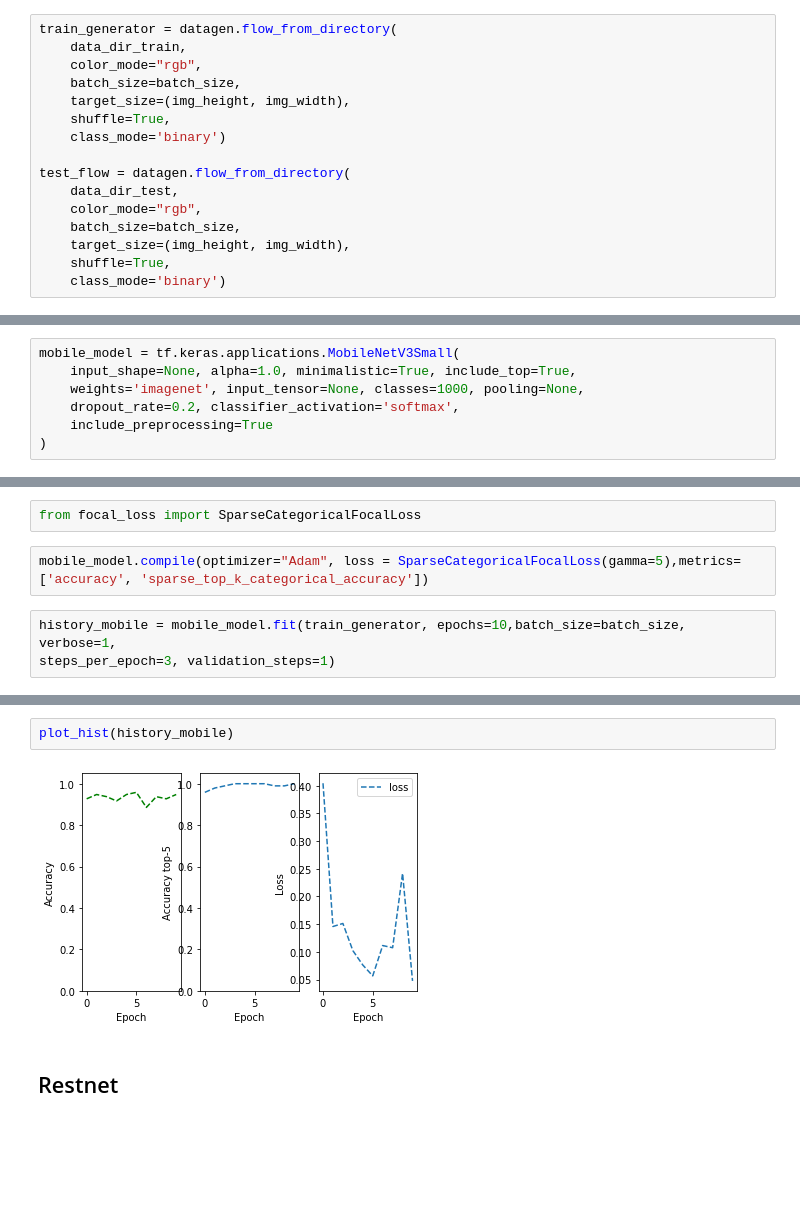
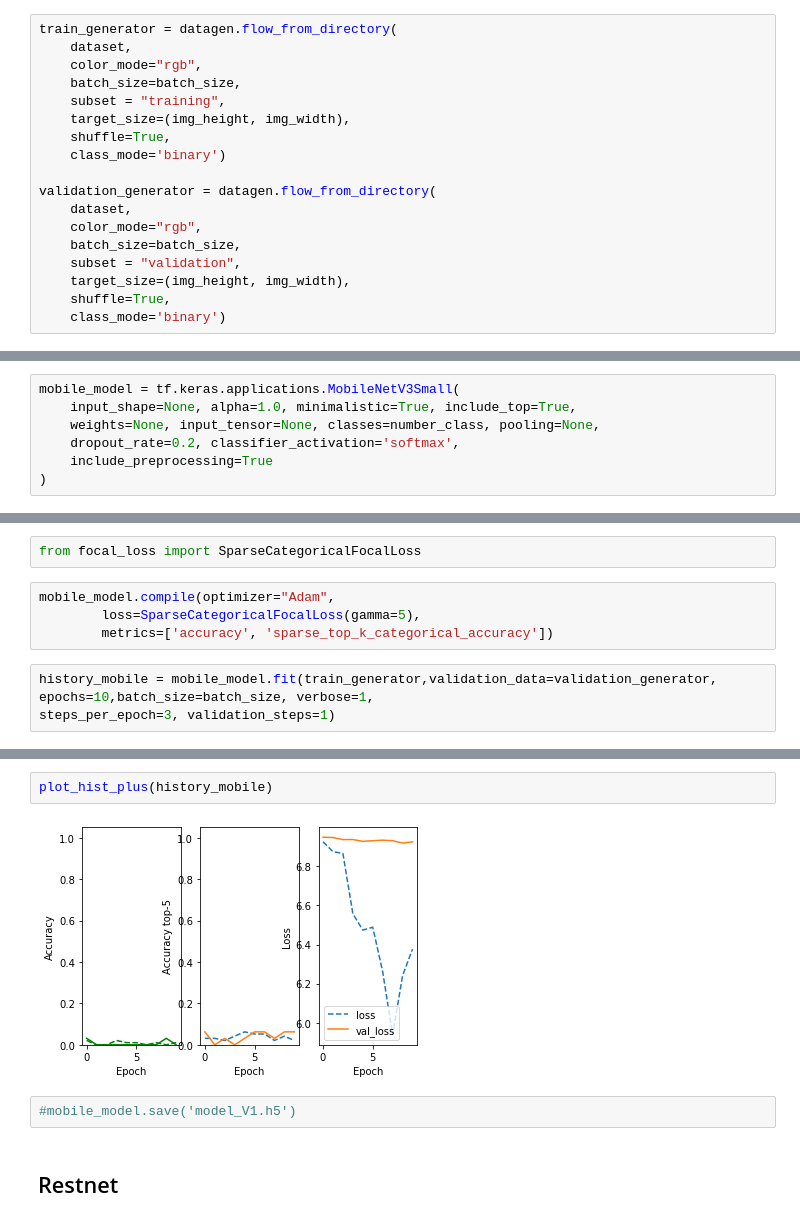
Before and after one commit to ssssaaaannnn/Challenge_miashs_2022, a Jupyter notebook: notebooks/model.ipynb, the cells around one changed output, grey strips where cells are left out. Drawn from its saved outputs; the diff is of its cells as text; blank space fills up the shorter version.

Commit message:
summary validation
Summary validation

```diff
--- a/notebooks/model.ipynb
+++ b/notebooks/model.ipynb
@@ -40,16 +42,18 @@ datagen = ImageDataGenerator(**TFs)
 # %%
 train_generator = datagen.flow_from_directory(
-    data_dir_train,
+    dataset,
     color_mode="rgb",
     batch_size=batch_size,
+    subset = "training",
     target_size=(img_height, img_width),
     shuffle=True,
     class_mode='binary')
 
-test_flow = datagen.flow_from_directory(
-    data_dir_test,
+validation_generator = datagen.flow_from_directory(
+    dataset,
     color_mode="rgb",
     batch_size=batch_size,
+    subset = "validation",
     target_size=(img_height, img_width),
     shuffle=True,
     class_mode='binary')
@@ -146,7 +122,7 @@ def plot_hist_plus(history):
 # %%
 mobile_model = tf.keras.applications.MobileNetV3Small(
     input_shape=None, alpha=1.0, minimalistic=True, include_top=True,
-    weights='imagenet', input_tensor=None, classes=1000, pooling=None,
+    weights=None, input_tensor=None, classes=number_class, pooling=None,
     dropout_rate=0.2, classifier_activation='softmax',
     include_preprocessing=True
 )
@@ -155,9 +129,11 @@ WARNING:tensorflow:`input_shape` is undefined or non-square, or `rows` is not 22
 # %%
 from focal_loss import SparseCategoricalFocalLoss
 # %%
-mobile_model.compile(optimizer="Adam", loss = SparseCategoricalFocalLoss(gamma=5),metrics=['accuracy', 'sparse_top_k_categorical_accuracy'])
+mobile_model.compile(optimizer="Adam",
+        loss=SparseCategoricalFocalLoss(gamma=5),
+        metrics=['accuracy', 'sparse_top_k_categorical_accuracy'])
 # %%
-history_mobile = mobile_model.fit(train_generator, epochs=10,batch_size=batch_size, verbose=1,
+history_mobile = mobile_model.fit(train_generator,validation_data=validation_generator, epochs=10,batch_size=batch_size, verbose=1,
 steps_per_epoch=3, validation_steps=1)
 # %% [output]
 Epoch 1/10
@@ -183,7 +159,9 @@ Epoch 10/10
 # %%
-plot_hist(history_mobile)
+plot_hist_plus(history_mobile)
 # %% [output]
-[figure, old version]
+[figure, new version]
+# %%
+#mobile_model.save('model_V1.h5')
 # %% [markdown]
 ## Restnet
 # %%
```
Also changed, not shown: parts of 20 cells of this notebook, 1 other file.
